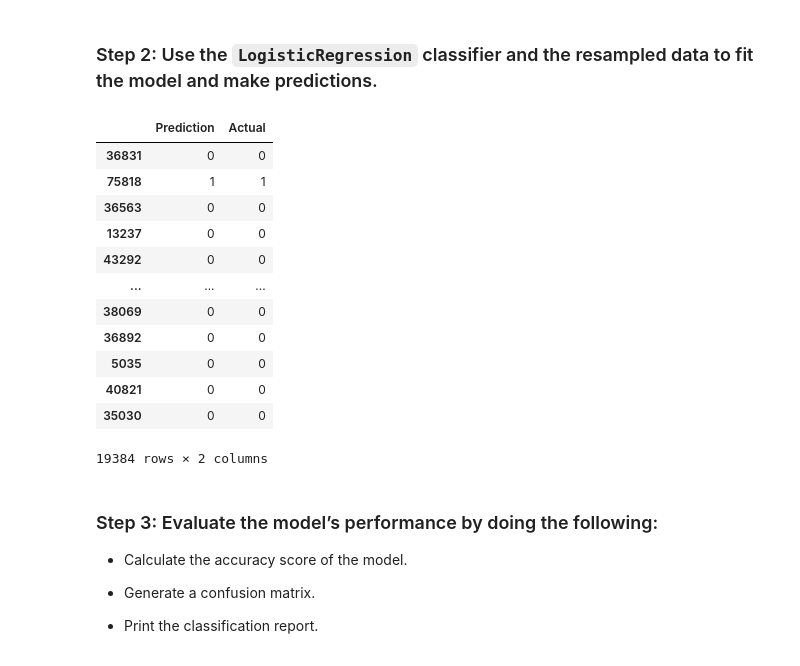
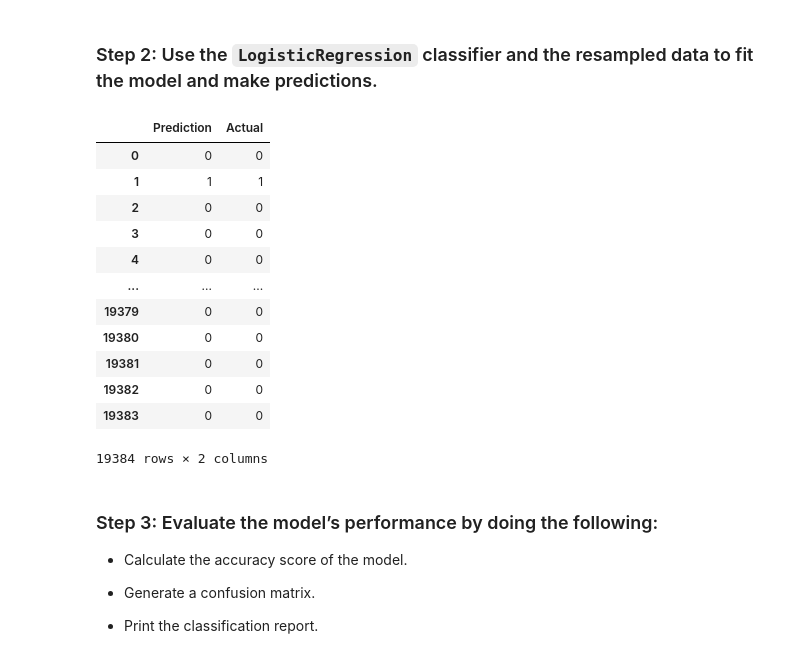
Before and after one commit to shifupapi/Credit-Risk-Classification, a Jupyter notebook: credit_risk_classification_checkpoint.ipynb, the cells around one changed output. Saved outputs shown, nothing was run; the diff lists cells and outputs as text; code cells hidden in the pictures.

```diff
--- a/credit_risk_classification_checkpoint.ipynb
+++ b/credit_risk_classification_checkpoint.ipynb
@@ -195,27 +195,27 @@ Name: loan_status, dtype: int64
 # %%
 # Instantiate the Logistic Regression model
 # Assign a random_state parameter of 1 to the model
 classifier = LogisticRegression(solver='lbfgs', random_state=1)
 
 # Fit the model using the resampled training data
 classifier.fit(x_res, y_res)
 
 # Make a prediction using the testing data
 predictions = classifier.predict(X_test)
-pd.DataFrame({"Prediction": predictions, "Actual": y_test})
+pd.DataFrame({"Prediction": predictions, "Actual": y_test}).reset_index(drop=True)
 # %% [output]
 |  | Prediction | Actual |
-| 36831 | 0 | 0 |
-| 75818 | 1 | 1 |
-| 36563 | 0 | 0 |
-| 13237 | 0 | 0 |
-| 43292 | 0 | 0 |
+| 0 | 0 | 0 |
+| 1 | 1 | 1 |
+| 2 | 0 | 0 |
+| 3 | 0 | 0 |
+| 4 | 0 | 0 |
 | ... | ... | ... |
-| 38069 | 0 | 0 |
-| 36892 | 0 | 0 |
-| 5035 | 0 | 0 |
-| 40821 | 0 | 0 |
-| 35030 | 0 | 0 |
+| 19379 | 0 | 0 |
+| 19380 | 0 | 0 |
+| 19381 | 0 | 0 |
+| 19382 | 0 | 0 |
+| 19383 | 0 | 0 |
 19384 rows × 2 columns
 # %% [markdown]
 ### Step 3: Evaluate the model’s performance by doing the following:
```
